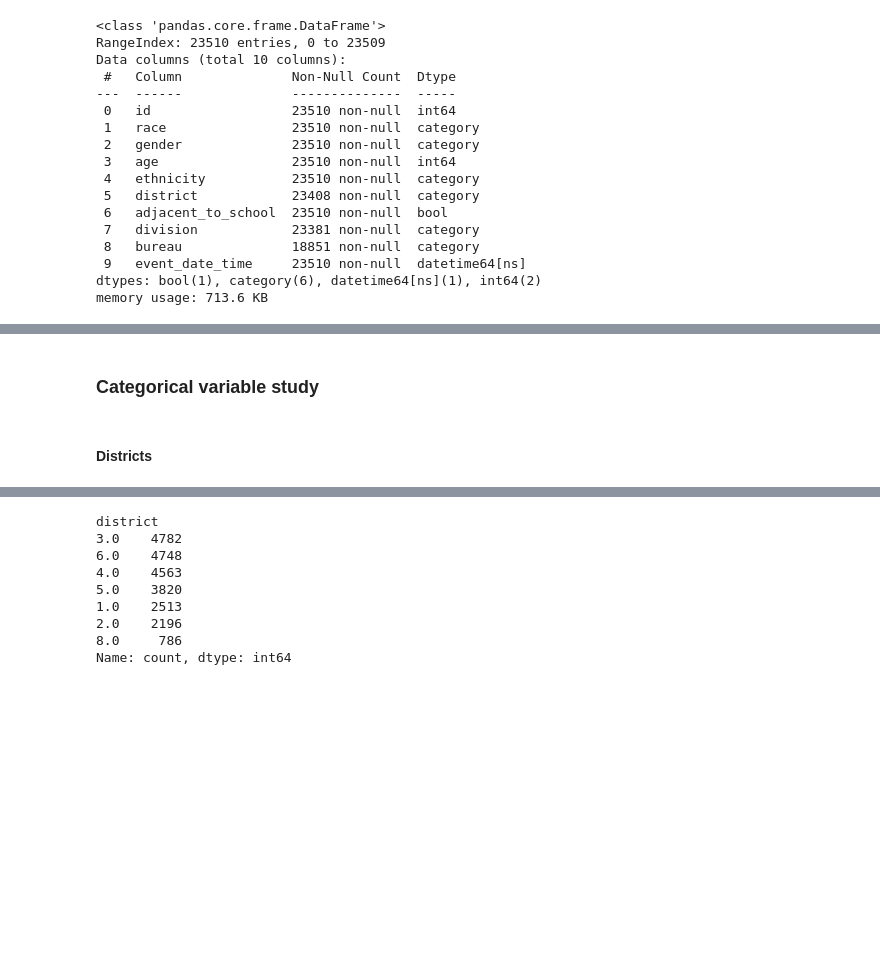
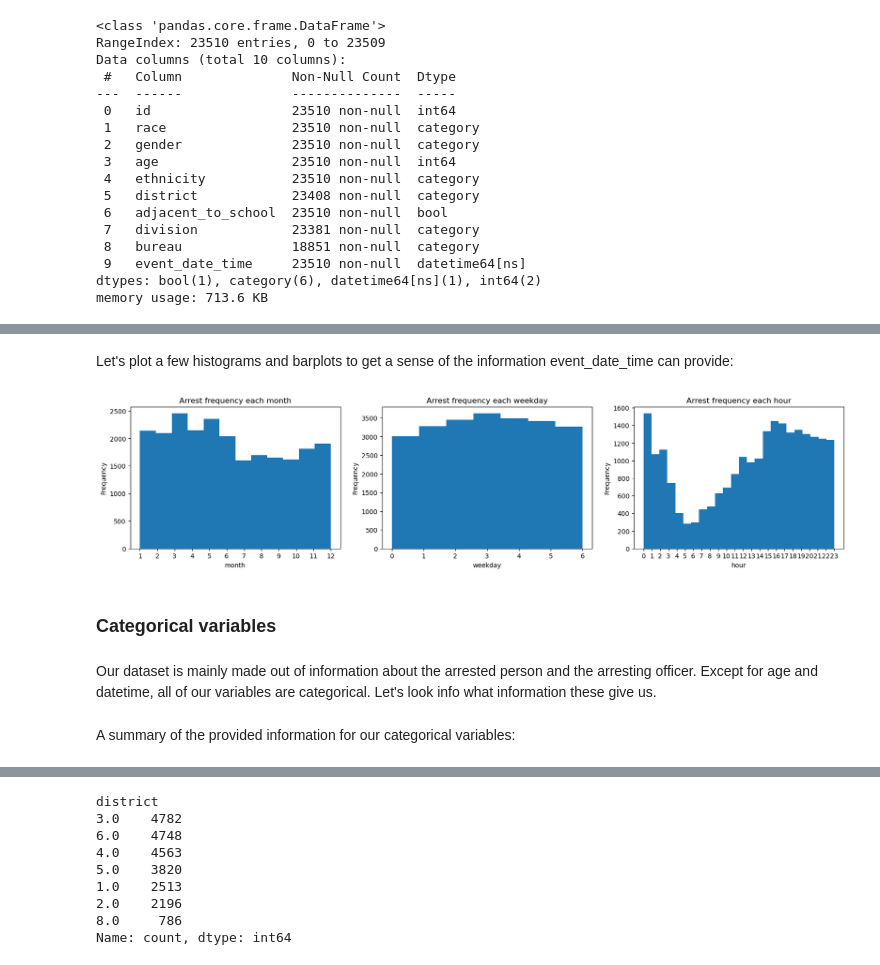
Before and after one commit to emmajslz/eda-project-police-arrest, a Jupyter notebook: police-arrests-montgomery-study.ipynb, the cells around one changed output, grey strips where cells are left out. Cells and saved outputs as stored; diff of their text form; code cells hidden in the pictures; blank space fills up the shorter version.

```diff
--- a/police-arrests-montgomery-study.ipynb
+++ b/police-arrests-montgomery-study.ipynb
@@ -239,0 +420,5 @@ memory usage: 713.6 KB
+# %%
+arrests["year"] = arrests["event_date_time"].dt.year
+arrests["month"] = arrests["event_date_time"].dt.month
+arrests["weekday"] = arrests["event_date_time"].dt.dayofweek
+arrests['hour']= arrests["event_date_time"].dt.hour
@@ -240,4 +469,28 @@ memory usage: 713.6 KB
+# %% [markdown]
+Let's plot a few histograms and barplots to get a sense of the information event_date_time can provide:
+# %%
+fig, ax = plt.subplots(nrows=1, ncols=3, figsize = (20,4))
+ax = ax.flatten()
+
+plots = ['month', 'weekday', 'hour']
+for i, colname in enumerate(plots):
+
+    unique_values = arrests[colname].unique()
+
+    ax[i].hist(arrests[colname], bins = len(unique_values))
+
+    ax[i].set_xticks(unique_values)
+
+    ax[i].set_xlabel(colname)
+    ax[i].set_ylabel('Frequency')
+    ax[i].set_title(f"Arrest frequency each {colname}")
+
+plt.show()
+# %% [output]
+[figure, added]
 # %% [markdown]
-### Categorical variable study
+### Categorical variables
-# %% [markdown]
-#### Districts
+# %% [markdown]
+Our dataset is mainly made out of information about the arrested person and the arresting officer. Except for age and datetime, all of our variables are categorical. Let's look info what information these give us.
+# %% [markdown]
+A summary of the provided information for our categorical variables:
```
Also changed, not shown: parts of 153 cells of this notebook, 11 other files.
